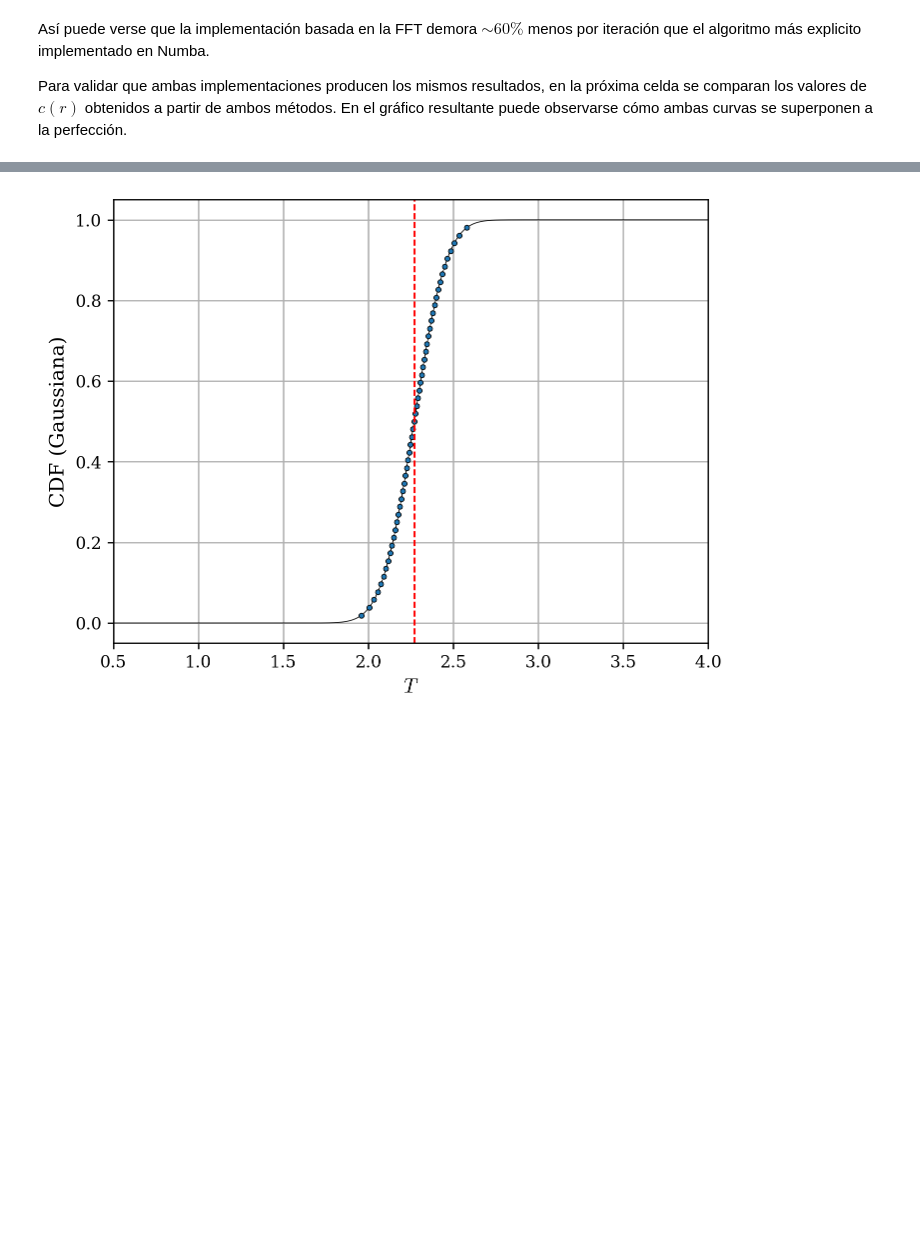
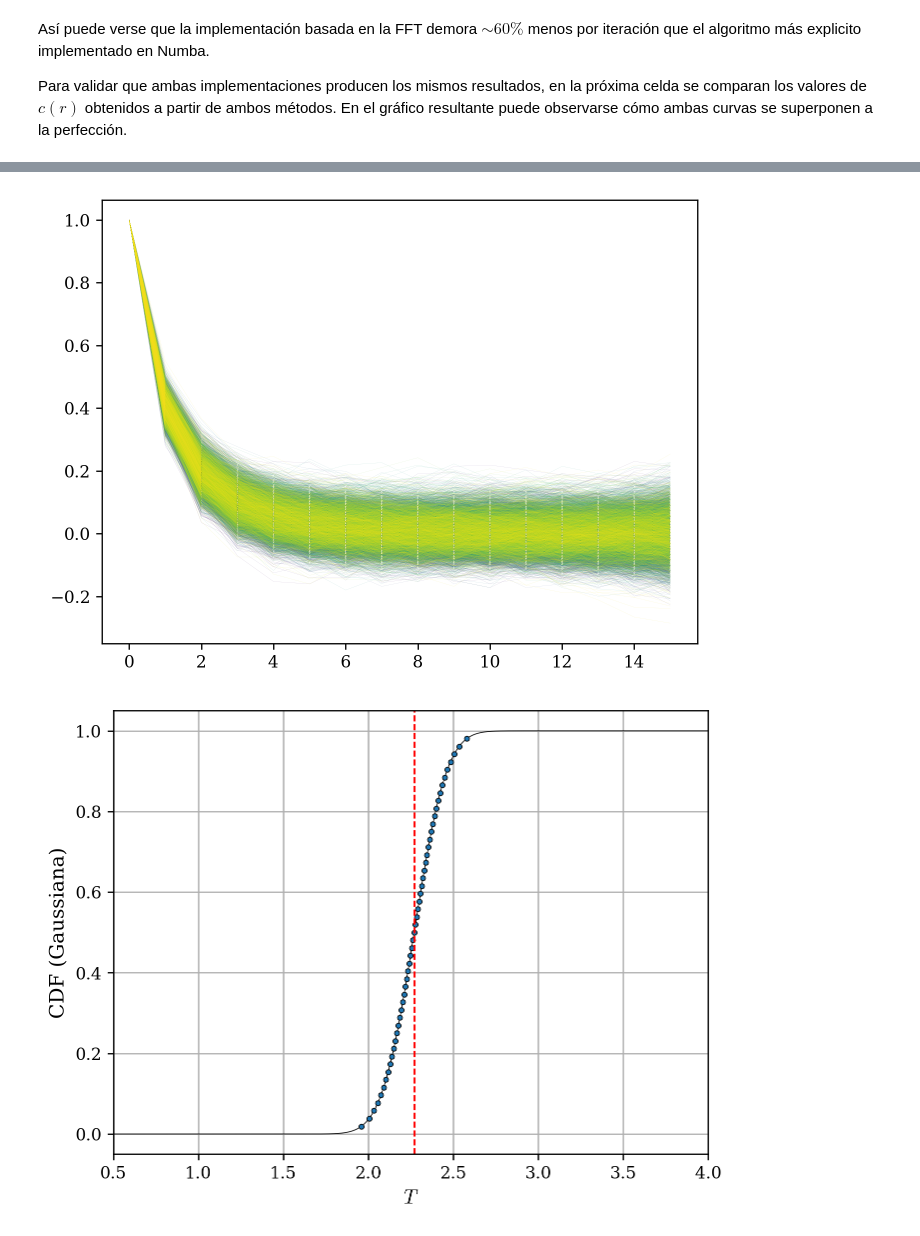
Before and after one commit to Lermacto/ising-2d, a Jupyter notebook: testing_correlation.ipynb, the cells around one changed output, grey strips where cells are left out. Drawn from its saved outputs; the diff is of its cells as text; code cells hidden in the pictures; blank space fills up the shorter version.

```diff
--- a/testing_correlation.ipynb
+++ b/testing_correlation.ipynb
@@ -165,3 +176,9 @@ T=3 => ξ=1.1936331418883652
+# %%
+for i, cor_col in enumerate(c.T):
+    plt.plot(r_vals, cor_col, "-", c=plt.cm.viridis(i/npromedio), lw=0.1, alpha=0.25)
+plt.show()
+# %% [output]
+[figure, added]
 # %%
 # Define the symmetry point
 symmetry_point = 2.27
```
Also changed, not shown: parts of 10 cells of this notebook.
